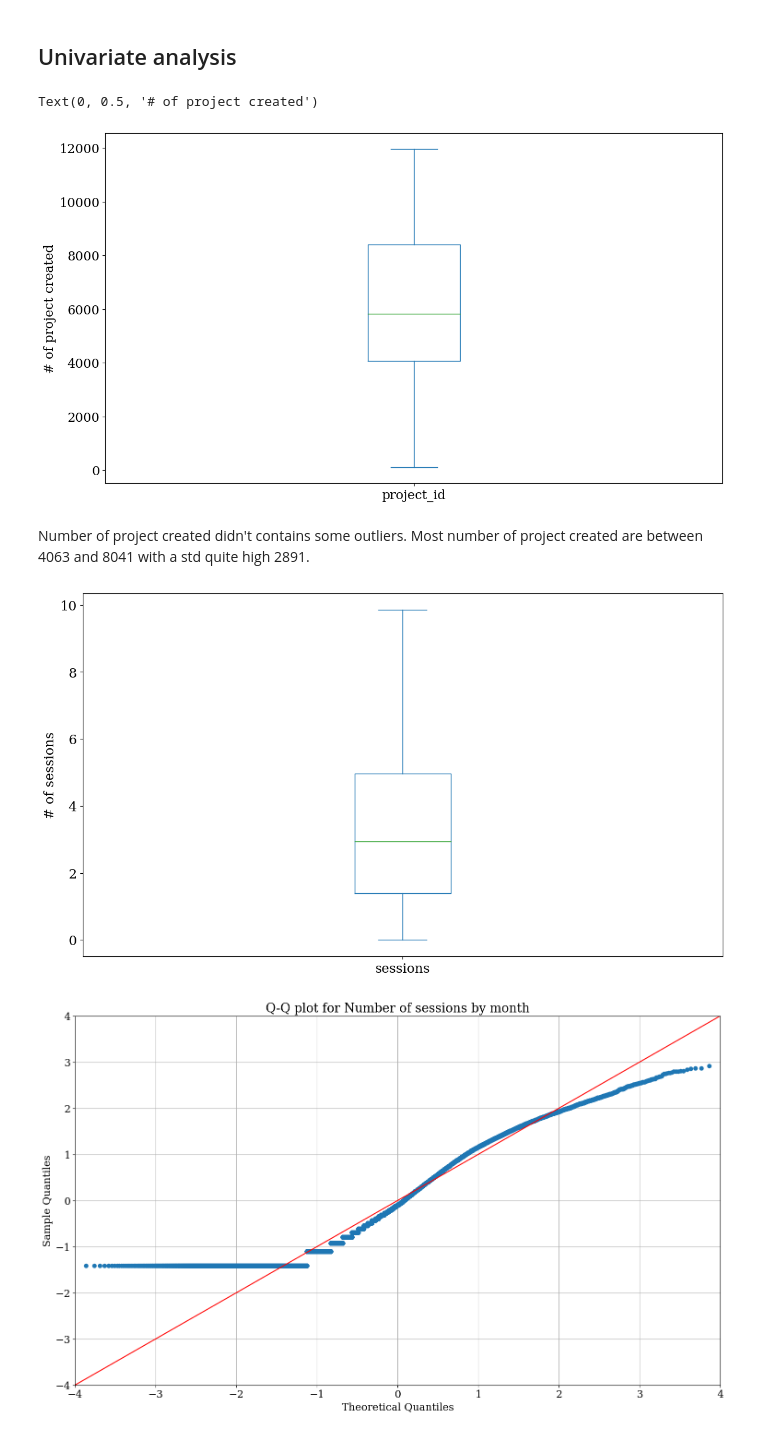
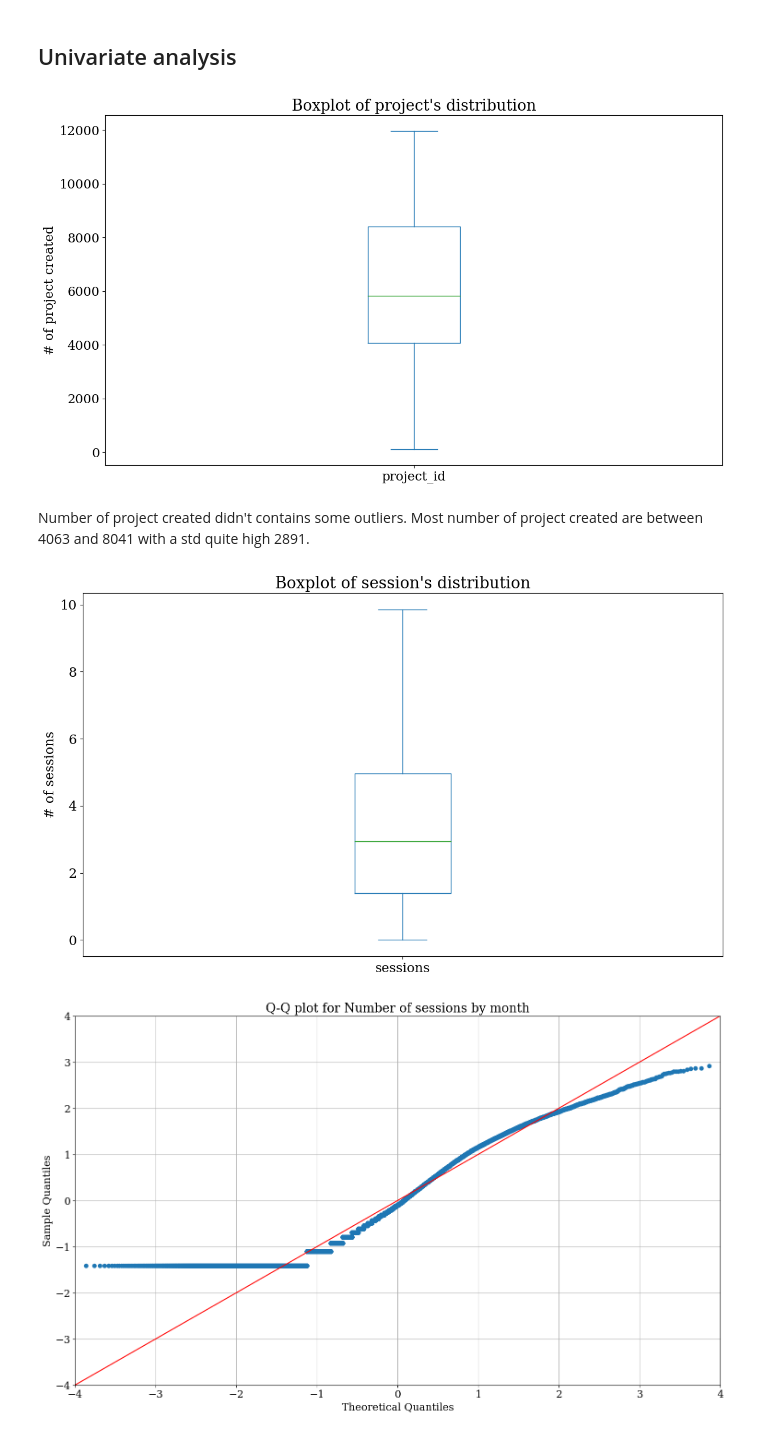
Before and after one commit to SIDIBEMoussa/Humanitarian-activity-analysis, a Jupyter notebook: Final notebook (EDA + Modeling)/Final_Notebook.ipynb, the cells around one changed output. Drawn from its saved outputs; the diff is of its cells as text; code cells hidden in the pictures.

```diff
--- a/Final notebook (EDA + Modeling)/Final_Notebook.ipynb
+++ b/Final notebook (EDA + Modeling)/Final_Notebook.ipynb
@@ -69,18 +75,20 @@ In the above printing we can the global descriptive statistics about activity of
 ## Univariate analysis
 # %%
 activity_by_month[['project_id']].plot(kind = "box")
+plt.title("Boxplot of project's distribution")
 plt.ylabel("# of project created")
+plt.show()
 # %% [output]
-Text(0, 0.5, '# of project created')
-[figure, old version]
+[figure, new version]
 # %% [markdown]
 Number of project created didn't contains some outliers. Most number of project created are between 4063 and 8041 with a std quite high 2891.
 # %%
 np.log(activity_by_month[['sessions']]).plot(kind = "box")
+plt.title("Boxplot of session's distribution")
 plt.ylabel("# of sessions")
 plt.show()
 # %% [output]
-[figure, old version]
+[figure, new version]
 # %%
 fig = plt.figure()
 axes = fig.add_axes([0, 0, 1, 1])
```
Also changed, not shown: parts of 11 cells of this notebook, 5 other files.
